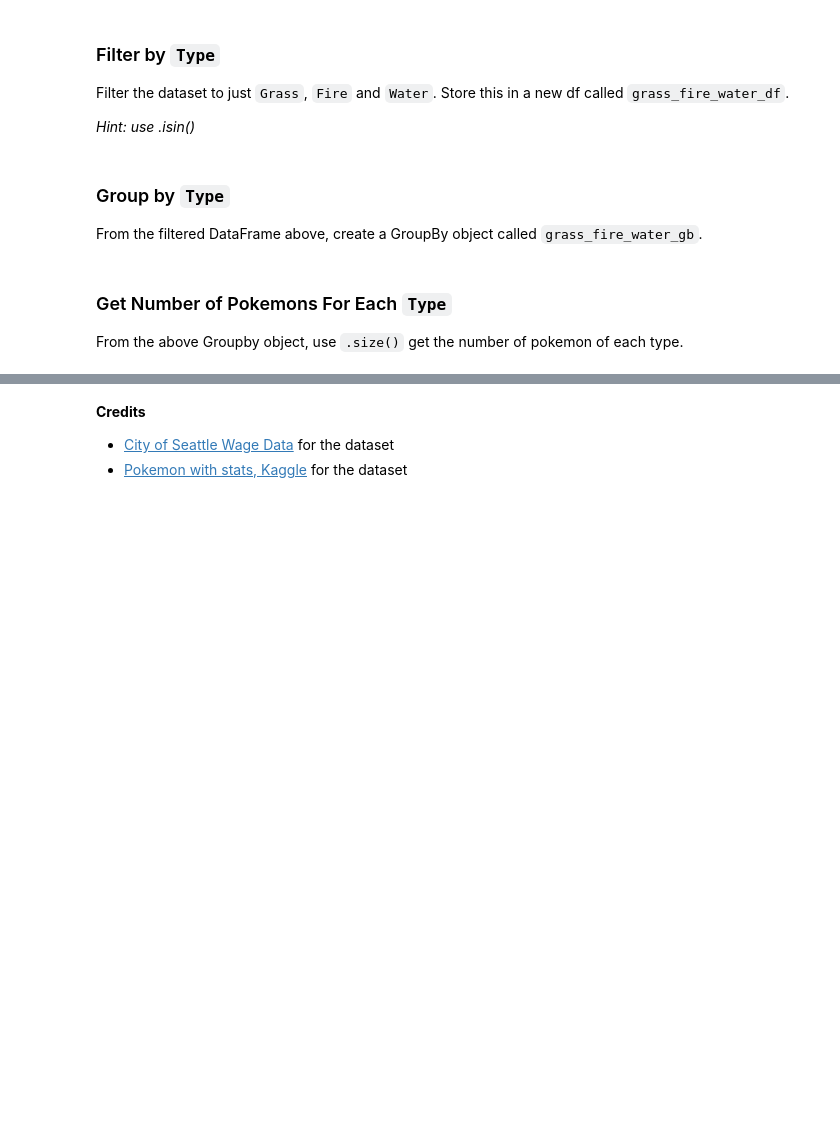
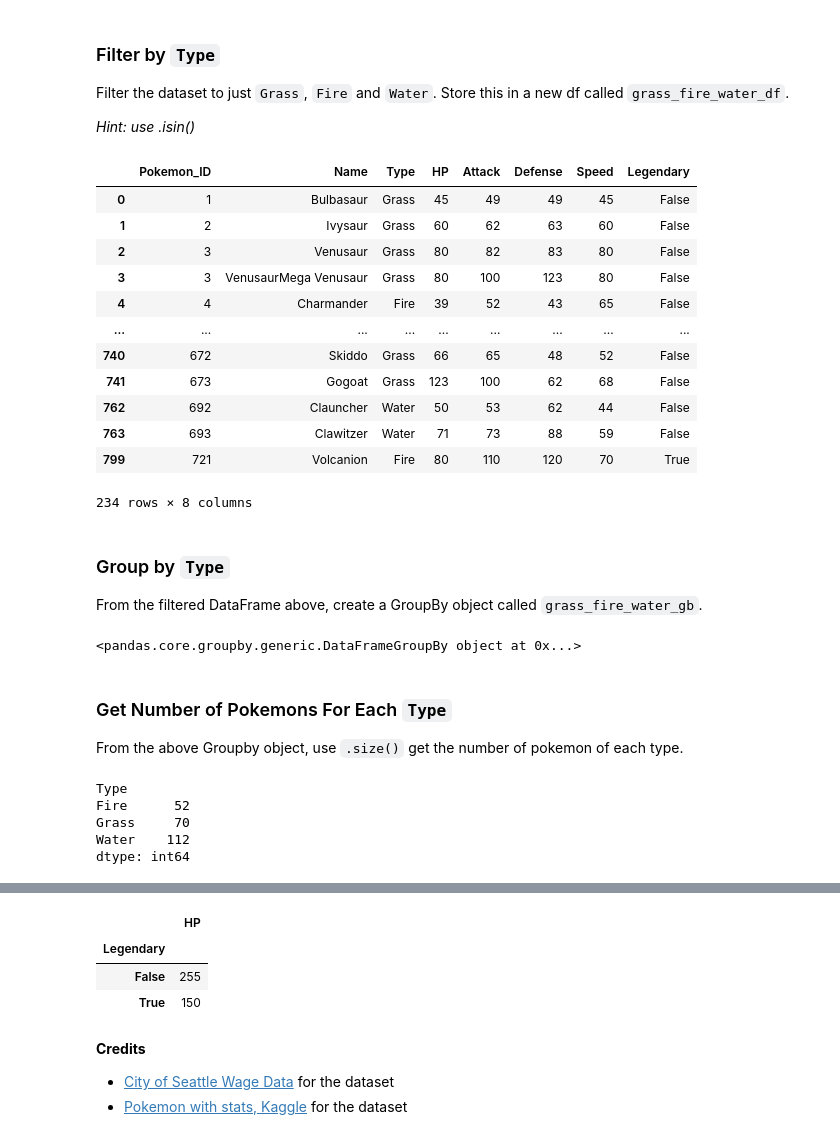
Before and after one commit to helloitsm3/DS102, a Jupyter notebook: Lesson 02/In Class Practice/Hackwagon Academy DS102 - Lesson 2A - Pandas (Part 2) - Student.ipynb, the cells around one changed output, grey strips where cells are left out. Saved outputs shown, nothing was run; the diff lists cells and outputs as text; code cells hidden in the pictures; blank space fills up the shorter version.

```diff
--- a/Lesson 02/In Class Practice/Hackwagon Academy DS102 - Lesson 2A - Pandas (Part 2) - Student.ipynb
+++ b/Lesson 02/In Class Practice/Hackwagon Academy DS102 - Lesson 2A - Pandas (Part 2) - Student.ipynb
@@ -587,3 +648,6 @@ classtype_gb.agg(agg_dictionary)
 ### Pokemon Dataset
 
 Open the `pokemon.csv` and open it with pandas as `pokemon_df`. Preview the dataset with `.head()`.
+# %%
+pokemon_df = pd.read_csv("../Datasets/pokemon.csv")
+pokemon_df
@@ -593,14 +671,45 @@ Open the `pokemon.csv` and open it with pandas as `pokemon_df`. Preview the data
 Filter the dataset to just `Grass`, `Fire` and `Water`. Store this in a new df called `grass_fire_water_df`.
 
 _Hint: use .isin()_
+# %%
+grass_fire_water_cond = pokemon_df["Type"].isin(["Grass", "Fire", "Water"])
+grass_fire_water_df = pokemon_df[grass_fire_water_cond]
+grass_fire_water_df
+# %% [output]
+|  | Pokemon_ID | Name | Type | HP | Attack | Defense | Speed | Legendary |
+| 0 | 1 | Bulbasaur | Grass | 45 | 49 | 49 | 45 | False |
+| 1 | 2 | Ivysaur | Grass | 60 | 62 | 63 | 60 | False |
+| 2 | 3 | Venusaur | Grass | 80 | 82 | 83 | 80 | False |
+| 3 | 3 | VenusaurMega Venusaur | Grass | 80 | 100 | 123 | 80 | False |
+| 4 | 4 | Charmander | Fire | 39 | 52 | 43 | 65 | False |
+| ... | ... | ... | ... | ... | ... | ... | ... | ... |
+| 740 | 672 | Skiddo | Grass | 66 | 65 | 48 | 52 | False |
+| 741 | 673 | Gogoat | Grass | 123 | 100 | 62 | 68 | False |
+| 762 | 692 | Clauncher | Water | 50 | 53 | 62 | 44 | False |
+| 763 | 693 | Clawitzer | Water | 71 | 73 | 88 | 59 | False |
+| 799 | 721 | Volcanion | Fire | 80 | 110 | 120 | 70 | True |
+234 rows × 8 columns
 # %% [markdown]
 ### Group by `Type`
 
 From the filtered DataFrame above, create a GroupBy object called `grass_fire_water_gb`.
+# %%
+grass_fire_water_gb = grass_fire_water_df.groupby("Type")
+grass_fire_water_gb
+# %% [output]
+<pandas.core.groupby.generic.DataFrameGroupBy object at 0x...>
 # %% [markdown]
 ### Get Number of Pokemons For Each `Type`
 
 From the above Groupby object, use `.size()` get the number of pokemon of each type.
+# %%
+grass_fire_water_gb.size()
+# %% [output]
+Type
+Fire      52
+Grass     70
+Water    112
+dtype: int64
 # %% [markdown]
 ### Find Max HP Legendary and Non Legendary Pokemon
 
@@ -611,6 +720,15 @@ From the above Groupby object, use `.size()` get the number of pokemon of each t
 **Expected Output:**
 
 <img src="https://i.imgur.com/zLftmod.png" width="100" align="left">
+# %%
+legend_df = pokemon_df[["HP", "Legendary"]]
+legend_gb = legend_df.groupby("Legendary")
+legend_gb.max()
+# %% [output]
+|  | HP |
+| Legendary |  |
+| False | 255 |
+| True | 150 |
 # %% [markdown]
 **Credits**
 - [City of Seattle Wage Data](https://data.seattle.gov/City-Business/City-of-Seattle-Wage-Data/2khk-5ukd) for the dataset
```
Also changed, not shown: parts of 11 cells of this notebook, 1 other file.
